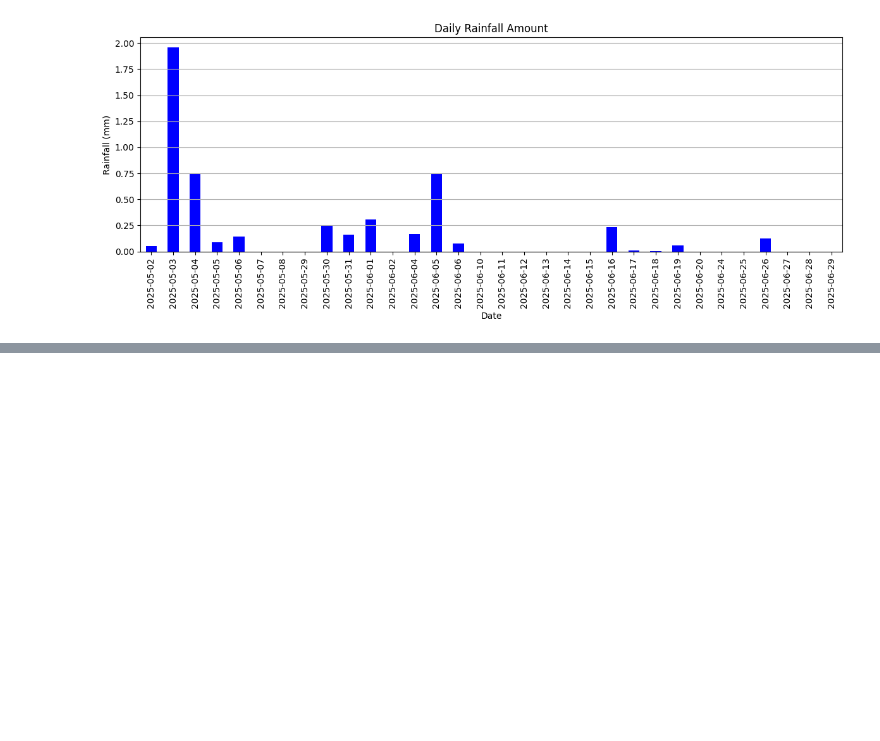
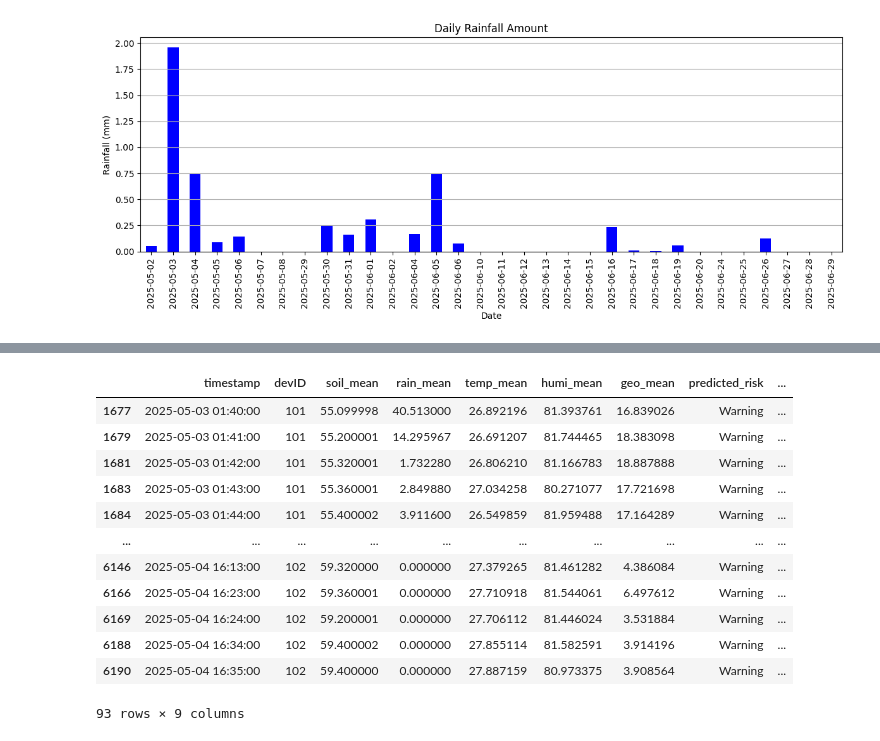
Before and after one commit to Ahmadaduwa/Landslide, a Jupyter notebook: models/LSTM_Autoencoders/LSTM_Autoencoders_Validate.ipynb, the cells around one changed output, grey strips where cells are left out. Saved outputs shown, nothing was run; the diff lists cells and outputs as text; code cells hidden in the pictures; blank space fills up the shorter version.

```diff
--- a/models/LSTM_Autoencoders/LSTM_Autoencoders_Validate.ipynb
+++ b/models/LSTM_Autoencoders/LSTM_Autoencoders_Validate.ipynb
@@ -544,0 +412,16 @@ df_final_for_analysis[df_final_for_analysis["predicted_risk"] == "Critical"]
+# %%
+data_val[data_val["predicted_risk"] == "Warning"]
+# %% [output]
+|  | timestamp | devID | soil_mean | rain_mean | temp_mean | humi_mean | geo_mean | predicted_risk | ... |
+| 1677 | 2025-05-03 01:40:00 | 101 | 55.099998 | 40.513000 | 26.892196 | 81.393761 | 16.839026 | Warning | ... |
+| 1679 | 2025-05-03 01:41:00 | 101 | 55.200001 | 14.295967 | 26.691207 | 81.744465 | 18.383098 | Warning | ... |
+| 1681 | 2025-05-03 01:42:00 | 101 | 55.320001 | 1.732280 | 26.806210 | 81.166783 | 18.887888 | Warning | ... |
+| 1683 | 2025-05-03 01:43:00 | 101 | 55.360001 | 2.849880 | 27.034258 | 80.271077 | 17.721698 | Warning | ... |
+| 1684 | 2025-05-03 01:44:00 | 101 | 55.400002 | 3.911600 | 26.549859 | 81.959488 | 17.164289 | Warning | ... |
+| ... | ... | ... | ... | ... | ... | ... | ... | ... | ... |
+| 6146 | 2025-05-04 16:13:00 | 102 | 59.320000 | 0.000000 | 27.379265 | 81.461282 | 4.386084 | Warning | ... |
+| 6166 | 2025-05-04 16:23:00 | 102 | 59.360001 | 0.000000 | 27.710918 | 81.544061 | 6.497612 | Warning | ... |
+| 6169 | 2025-05-04 16:24:00 | 102 | 59.200001 | 0.000000 | 27.706112 | 81.446024 | 3.531884 | Warning | ... |
+| 6188 | 2025-05-04 16:34:00 | 102 | 59.400002 | 0.000000 | 27.855114 | 81.582591 | 3.914196 | Warning | ... |
+| 6190 | 2025-05-04 16:35:00 | 102 | 59.400000 | 0.000000 | 27.887159 | 80.973375 | 3.908564 | Warning | ... |
+93 rows × 9 columns
```
Also changed, not shown: parts of 24 cells of this notebook, 5 other files.
